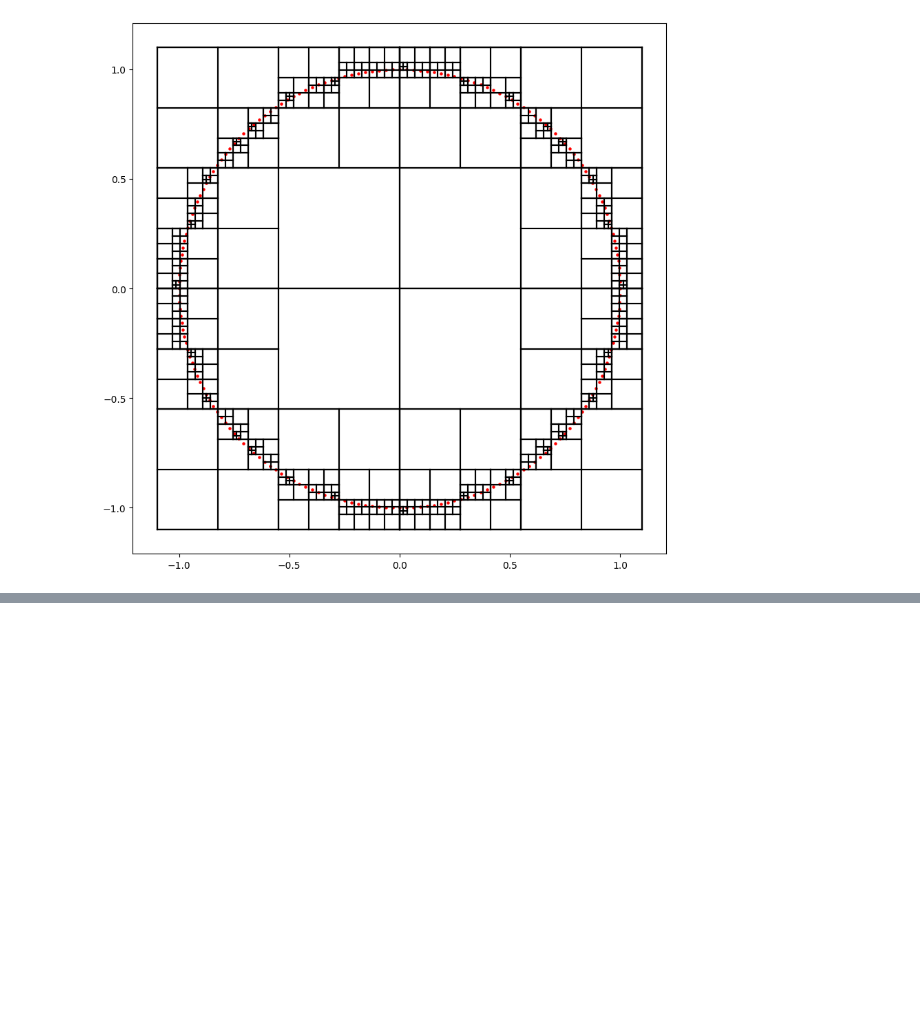
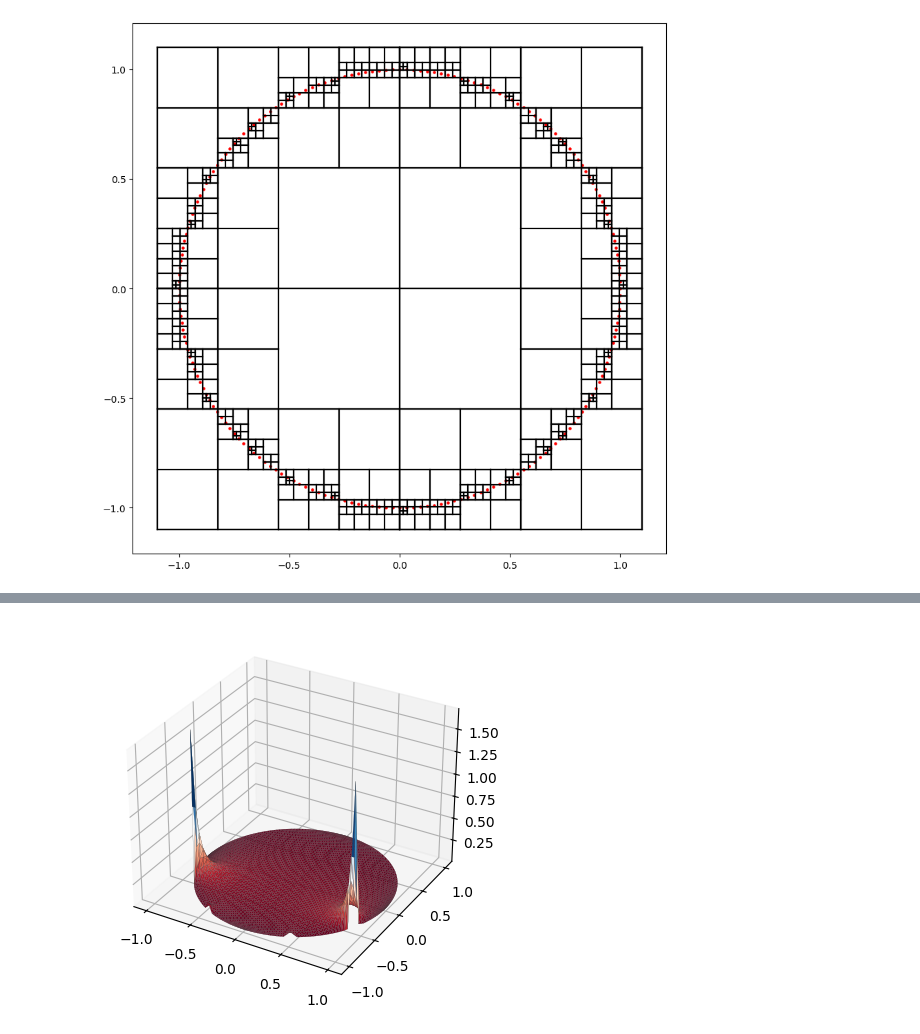
Before and after one commit to Ph0n1x0/FMM-BEM-, a Jupyter notebook: example_use.ipynb, the cells around one changed output, grey strips where cells are left out. Saved outputs shown, nothing was run; the diff lists cells and outputs as text; code cells hidden in the pictures; blank space fills up the shorter version.

```diff
--- a/example_use.ipynb
+++ b/example_use.ipynb
@@ -103,0 +117,21 @@ Resolviendo el sistema con GMRES...
+# %%
+theta = np.unwrap(np.arctan2(y_m, x_m))
+rhs = np.zeros(elems.shape[0])
+rhs[id_dir] = 3*np.cos(6*theta[id_dir])
+rhs[id_neu] = -18*np.cos(6*theta[id_neu])
+# %%
+from numpy.linalg import norm, solve
+sol = solve(A, B.dot(rhs))
+# %%
+u_bound = np.zeros_like(sol)
+q_bound = np.zeros_like(sol)
+u_bound[id_dir] = rhs[id_dir]
+u_bound[id_neu] = sol[id_neu]
+q_bound[id_dir] = sol[id_dir]
+q_bound[id_neu] = rhs[id_neu]
+# %%
+solution = eval_sol(mesh.points[:, :2], coords, elems, u_bound, q_bound)
+# %%
+ax = surf_plot(mesh, 4, solution);
+# %% [output]
+[figure, added]
```
Also changed, not shown: parts of 16 cells of this notebook, 2 other files.
